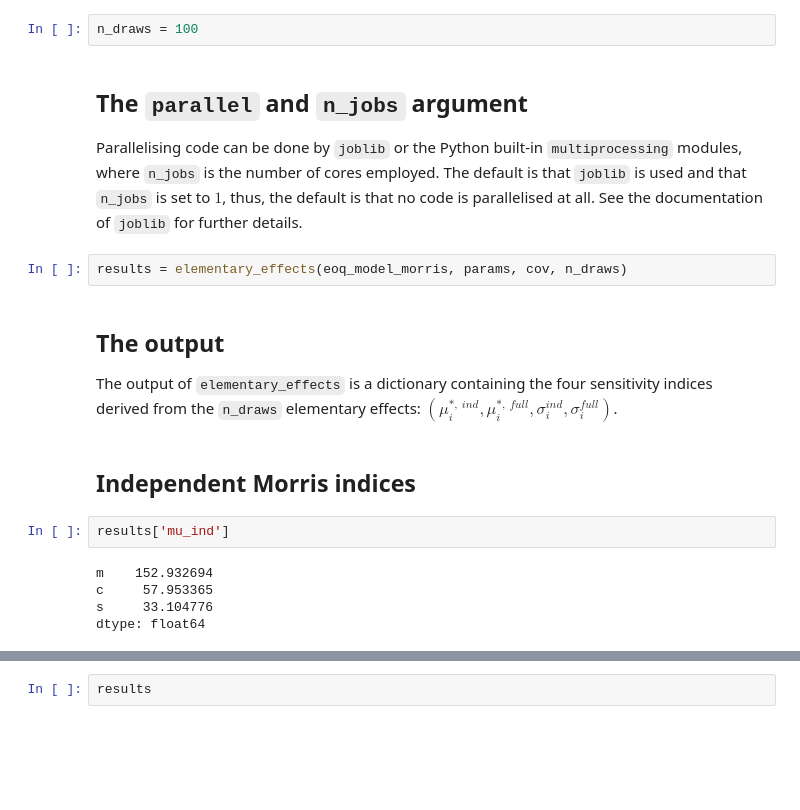
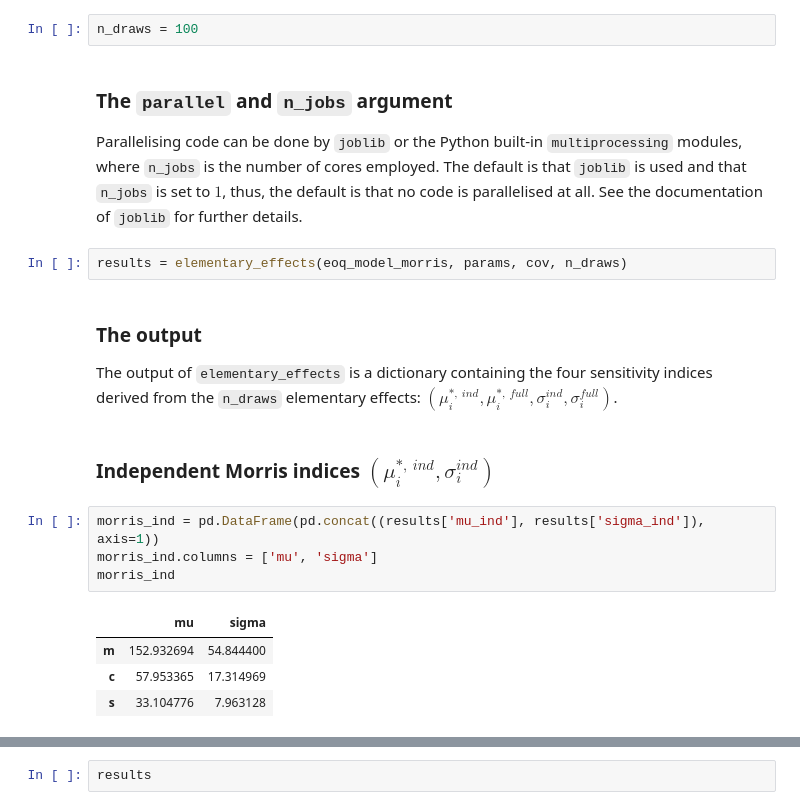
Before and after one commit to OpenSourceEconomics/econsa, a Jupyter notebook: docs/source/tutorials/sensitivity-analysis-qualitative.ipynb, the cells around one changed output, grey strips where cells are left out. Saved outputs shown, nothing was run; the diff lists cells and outputs as text; blank space fills up the shorter version.

```diff
--- a/docs/source/tutorials/sensitivity-analysis-qualitative.ipynb
+++ b/docs/source/tutorials/sensitivity-analysis-qualitative.ipynb
@@ -94,19 +96,21 @@ cov = pd.DataFrame(data=np.diag([1, 0.000001, 0.01]), columns=names, index=names
 # %%
 n_draws = 100
 # %% [markdown]
-## The `parallel` and `n_jobs` argument
+### The `parallel` and `n_jobs` argument
 Parallelising code can be done by `joblib` or the Python built-in `multiprocessing` modules, where `n_jobs` is the number of cores employed. The default is that `joblib` is used and that `n_jobs` is set to $1$, thus, the default is that no code is parallelised at all. See the documentation of `joblib` for further details.
 # %%
 results = elementary_effects(eoq_model_morris, params, cov, n_draws)
 # %% [markdown]
-## The output
+### The output
 The output of `elementary_effects` is a dictionary containing the four sensitivity indices derived from the `n_draws` elementary effects: $(\mu_i^{\ast,\ ind}, \mu_i^{\ast,\ full}, \sigma_i^{ind}, \sigma_i^{full})$.
 # %% [markdown]
-## Independent Morris indices
+### Independent Morris indices $(\mu_i^{\ast,\ ind}, \sigma_i^{ind})$
-# %%
-results['mu_ind']
-# %% [output]
-m    152.932694
-c     57.953365
-s     33.104776
-dtype: float64
+# %%
+morris_ind = pd.DataFrame(pd.concat((results['mu_ind'], results['sigma_ind']), axis=1))
+morris_ind.columns = ['mu', 'sigma']
+morris_ind
+# %% [output]
+|  | mu | sigma |
+| m | 152.932694 | 54.844400 |
+| c | 57.953365 | 17.314969 |
+| s | 33.104776 | 7.963128 |
```
Also changed, not shown: parts of 6 cells of this notebook.
